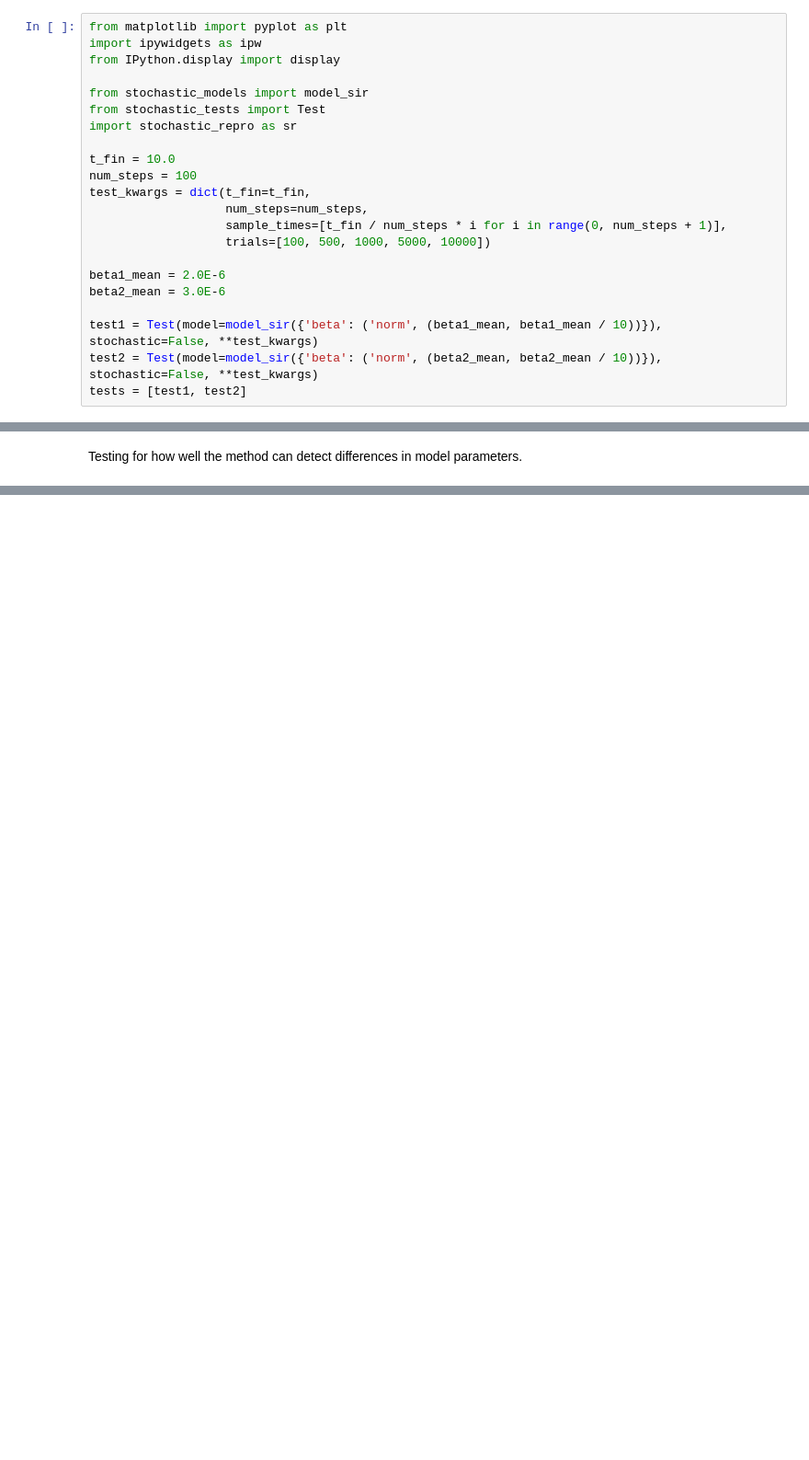
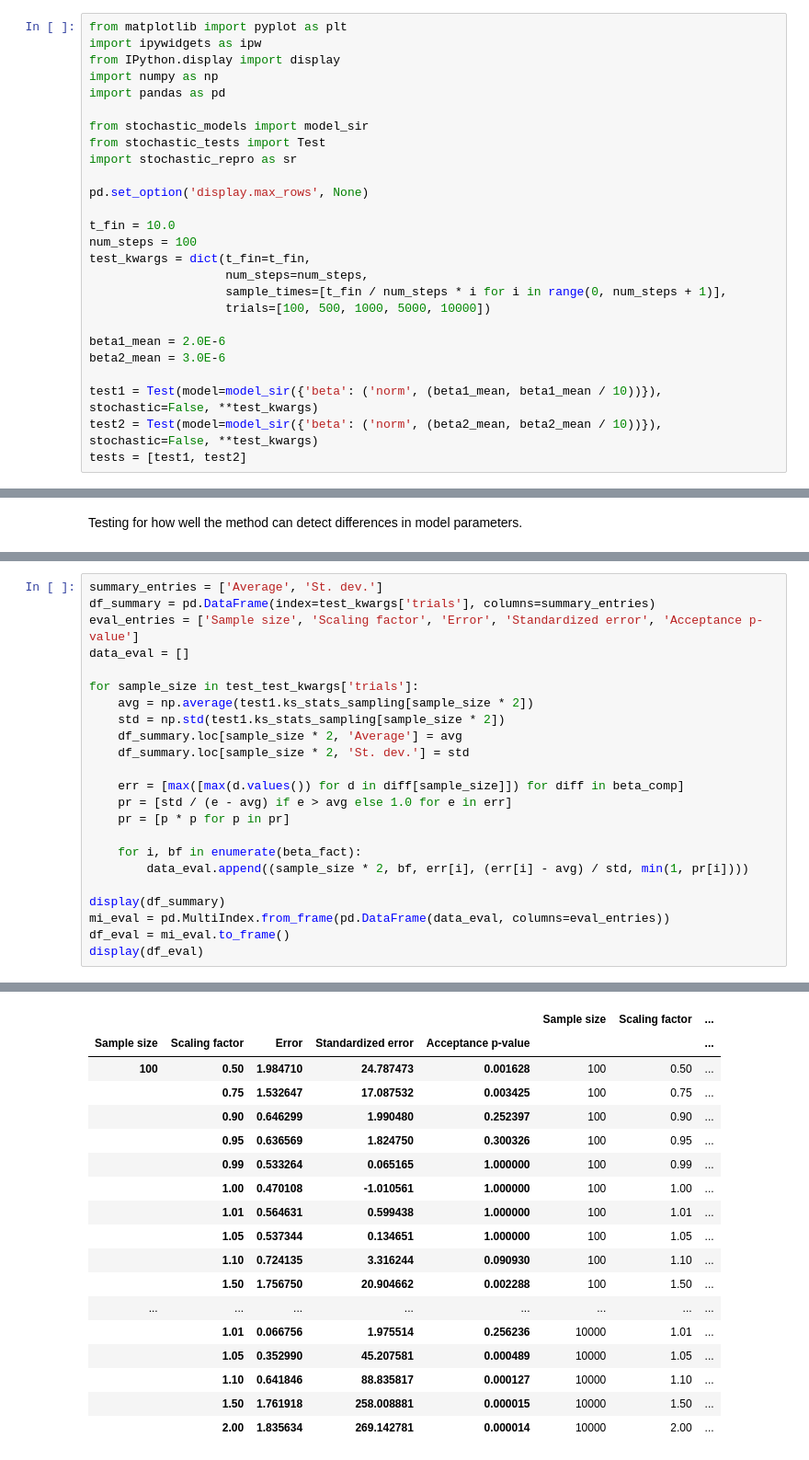
Before and after one commit to tjsego/ssr_project_2024, a Jupyter notebook: notebooks/proto_compare_2.ipynb, the cells around one changed output, grey strips where cells are left out. Shown at 92% size. Cells and saved outputs as stored; diff of their text form; blank space fills up the shorter version.

```diff
--- a/notebooks/proto_compare_2.ipynb
+++ b/notebooks/proto_compare_2.ipynb
@@ -4,10 +4,14 @@ This example tests whether an approach that uses empirical characteristic functi
 from matplotlib import pyplot as plt
 import ipywidgets as ipw
 from IPython.display import display
+import numpy as np
+import pandas as pd
 
 from stochastic_models import model_sir
 from stochastic_tests import Test
 import stochastic_repro as sr
+
+pd.set_option('display.max_rows', None)
 
 t_fin = 10.0
 num_steps = 100
@@ -119,0 +148,24 @@ _ = fig.suptitle('Measure of empirical characteristic functions')
+# %%
+summary_entries = ['Average', 'St. dev.']
+df_summary = pd.DataFrame(index=test_kwargs['trials'], columns=summary_entries)
+eval_entries = ['Sample size', 'Scaling factor', 'Error', 'Standardized error', 'Acceptance p-value']
+data_eval = []
+
+for sample_size in test_test_kwargs['trials']:
+    avg = np.average(test1.ks_stats_sampling[sample_size * 2])
+    std = np.std(test1.ks_stats_sampling[sample_size * 2])
+    df_summary.loc[sample_size * 2, 'Average'] = avg
+    df_summary.loc[sample_size * 2, 'St. dev.'] = std
+
+    err = [max([max(d.values()) for d in diff[sample_size]]) for diff in beta_comp]
+    pr = [std / (e - avg) if e > avg else 1.0 for e in err]
+    pr = [p * p for p in pr]
+
+    for i, bf in enumerate(beta_fact):
+        data_eval.append((sample_size * 2, bf, err[i], (err[i] - avg) / std, min(1, pr[i])))
+
+display(df_summary)
+mi_eval = pd.MultiIndex.from_frame(pd.DataFrame(data_eval, columns=eval_entries))
+df_eval = mi_eval.to_frame()
+display(df_eval)
+# %% [output]
@@ -119,0 +178,18 @@ _ = fig.suptitle('Measure of empirical characteristic functions')
+|  |  |  |  |  | Sample size | Scaling factor | ... |
+| Sample size | Scaling factor | Error | Standardized error | Acceptance p-value |  |  | ... |
+| 100 | 0.50 | 1.984710 | 24.787473 | 0.001628 | 100 | 0.50 | ... |
+|  | 0.75 | 1.532647 | 17.087532 | 0.003425 | 100 | 0.75 | ... |
+|  | 0.90 | 0.646299 | 1.990480 | 0.252397 | 100 | 0.90 | ... |
+|  | 0.95 | 0.636569 | 1.824750 | 0.300326 | 100 | 0.95 | ... |
+|  | 0.99 | 0.533264 | 0.065165 | 1.000000 | 100 | 0.99 | ... |
+|  | 1.00 | 0.470108 | -1.010561 | 1.000000 | 100 | 1.00 | ... |
+|  | 1.01 | 0.564631 | 0.599438 | 1.000000 | 100 | 1.01 | ... |
+|  | 1.05 | 0.537344 | 0.134651 | 1.000000 | 100 | 1.05 | ... |
+|  | 1.10 | 0.724135 | 3.316244 | 0.090930 | 100 | 1.10 | ... |
+|  | 1.50 | 1.756750 | 20.904662 | 0.002288 | 100 | 1.50 | ... |
+| ... | ... | ... | ... | ... | ... | ... | ... |
+|  | 1.01 | 0.066756 | 1.975514 | 0.256236 | 10000 | 1.01 | ... |
+|  | 1.05 | 0.352990 | 45.207581 | 0.000489 | 10000 | 1.05 | ... |
+|  | 1.10 | 0.641846 | 88.835817 | 0.000127 | 10000 | 1.10 | ... |
+|  | 1.50 | 1.761918 | 258.008881 | 0.000015 | 10000 | 1.50 | ... |
+|  | 2.00 | 1.835634 | 269.142781 | 0.000014 | 10000 | 2.00 | ... |
```
Also changed, not shown: parts of 8 cells of this notebook, 5 other files.
